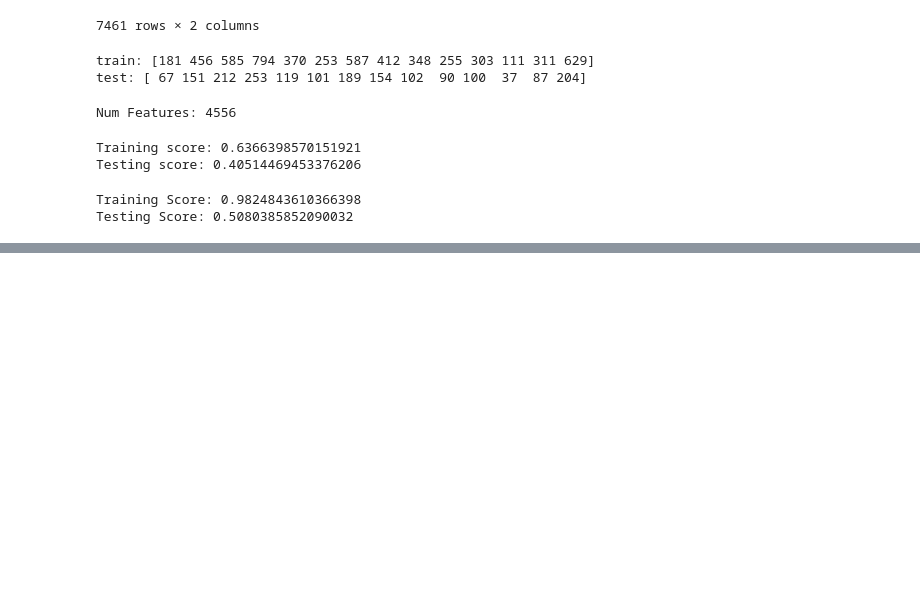
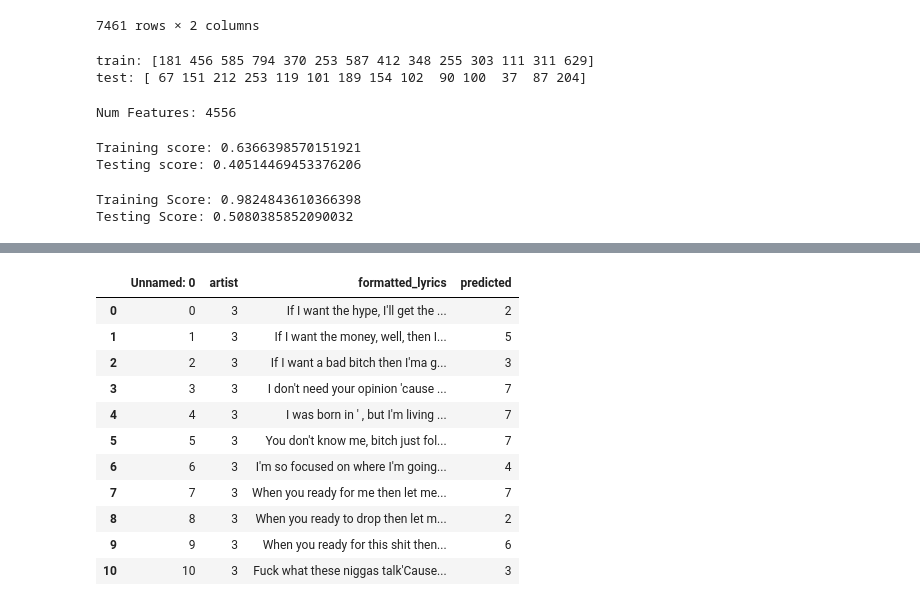
Before and after one commit to jeugenio103/Project-4, a Jupyter notebook: Lyric and Genre Data Collection/Lyric Generator/Lyric_Similarity_Analysis.ipynb, the cells around one changed output, grey strips where cells are left out. Drawn from its saved outputs; the diff is of its cells as text; code cells hidden in the pictures; blank space fills up the shorter version.

```diff
--- a/Lyric and Genre Data Collection/Lyric Generator/Lyric_Similarity_Analysis.ipynb
+++ b/Lyric and Genre Data Collection/Lyric Generator/Lyric_Similarity_Analysis.ipynb
@@ -338,0 +361,7 @@ with open('RichBrian-HypeTime.txt', 'r') as txt:
+# %%
+# Encode the artist name
+rb_hypetime = rb_hypetime.replace(artist_code_dict)
+joji_ye = joji_ye.replace(artist_code_dict)
+joji_ye.rename(columns={'value':'formatted_lyrics'}, inplace = True)
+print(rb_hypetime)
+print(joji_ye)
@@ -338,0 +386,27 @@ with open('RichBrian-HypeTime.txt', 'r') as txt:
+# %%
+# Test the Random Forest model on the data
+rb_X_test = vect.transform(rb_hypetime['formatted_lyrics'])
+joji_X_test = vect.transform(joji_ye['formatted_lyrics'])
+# %%
+rb_predict = clf.predict(rb_X_test)
+joji_predict = clf.predict(joji_X_test)
+rb_actual = rb_hypetime['artist']
+joji_actual = joji_ye['artist']
+# %%
+joji_ye['predicted'] = joji_predict
+rb_hypetime['predicted'] = rb_predict
+# %%
+rb_hypetime
+# %% [output]
+|  | Unnamed: 0 | artist | formatted_lyrics | predicted |
+| 0 | 0 | 3 | If I want the hype, I'll get the ... | 2 |
+| 1 | 1 | 3 | If I want the money, well, then I... | 5 |
+| 2 | 2 | 3 | If I want a bad bitch then I'ma g... | 3 |
+| 3 | 3 | 3 | I don't need your opinion 'cause ... | 7 |
+| 4 | 4 | 3 | I was born in ' , but I'm living ... | 7 |
+| 5 | 5 | 3 | You don't know me, bitch just fol... | 7 |
+| 6 | 6 | 3 | I'm so focused on where I'm going... | 4 |
+| 7 | 7 | 3 | When you ready for me then let me... | 7 |
+| 8 | 8 | 3 | When you ready to drop then let m... | 2 |
+| 9 | 9 | 3 | When you ready for this shit then... | 6 |
+| 10 | 10 | 3 | Fuck what these niggas talk'Cause... | 3 |
```
Also changed, not shown: parts of 49 cells of this notebook, 4 other files.
